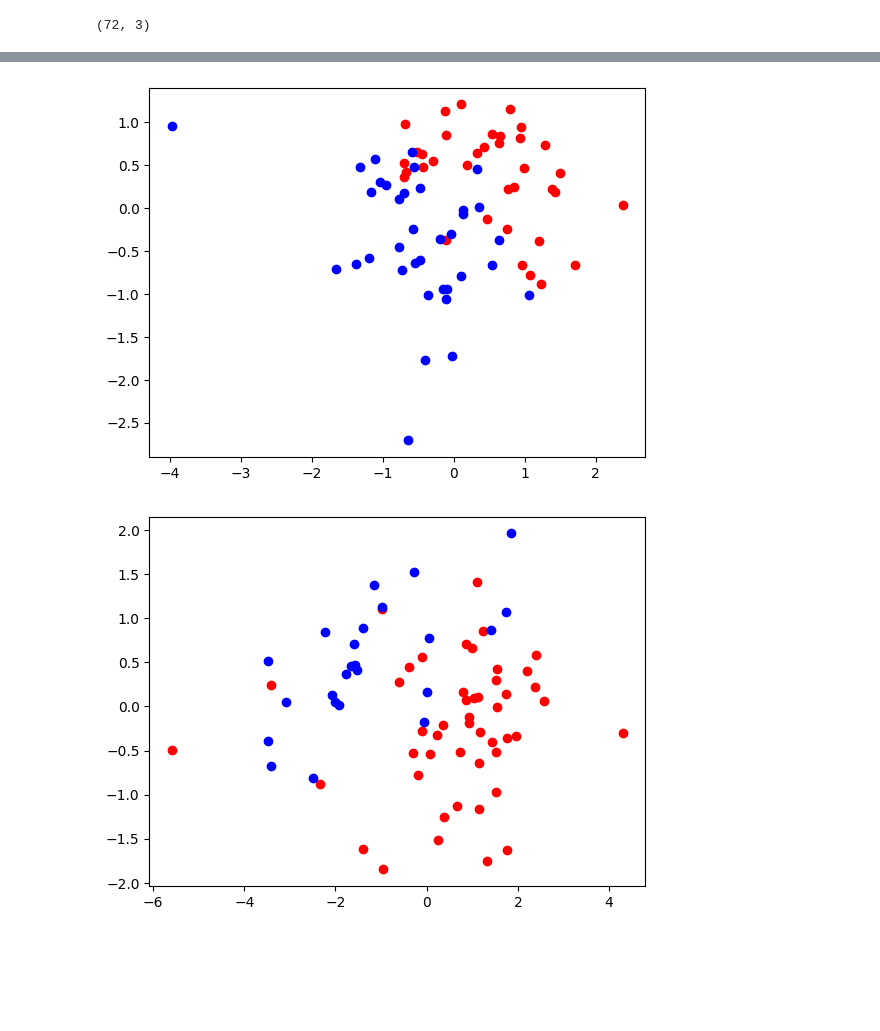
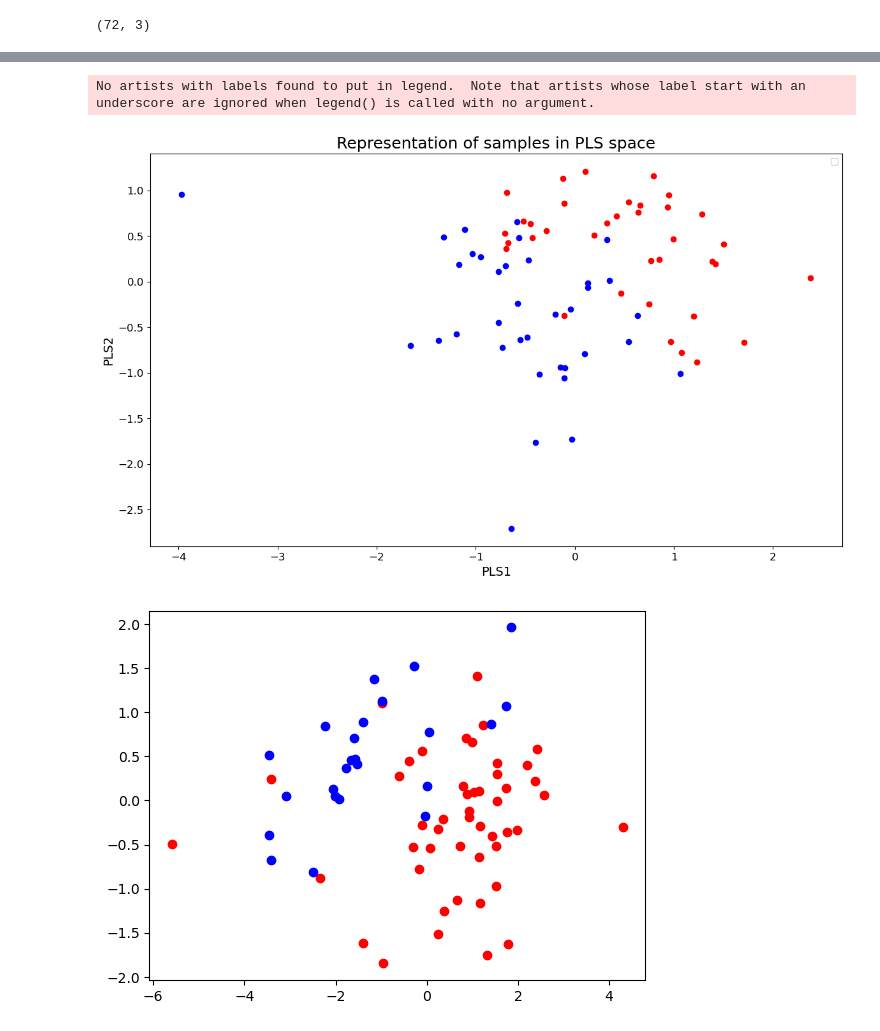
Before and after one commit to Ivan2nn/Lypidomics2, a Jupyter notebook: pca_analysis.ipynb, the cells around one changed output, grey strips where cells are left out. Saved outputs shown, nothing was run; the diff lists cells and outputs as text; code cells hidden in the pictures; blank space fills up the shorter version.

```diff
--- a/pca_analysis.ipynb
+++ b/pca_analysis.ipynb
@@ -231,9 +254,16 @@ print(p_values_pls2.shape)
 # %%
+fig = plt.figure(figsize=(14,8), dpi=100)
 plt.scatter(data_pls2_treatment[0][data_stats['Treatment']==0, 1], data_pls2_treatment[0][data_stats['Treatment']==0, 2],c="red")
 plt.scatter(data_pls2_treatment[0][data_stats['Treatment']==1, 1], data_pls2_treatment[0][data_stats['Treatment']==1, 2],c="blue")
-plt.show()
+plt.legend()
+plt.title('Representation of samples in PLS space', fontdict={'fontsize':18})
+plt.tick_params(axis='both', which='major', labelsize=12)
+plt.xlabel('PLS1', fontdict={'fontsize':14})
+plt.ylabel('PLS2', fontdict={'fontsize':14})
+fig.savefig('results/figure2.png')
 # %% [output]
+No artists with labels found to put in legend.  Note that artists whose label start with an underscore are ignored when legend() is called with no argument.
-[figure, old version]
+[figure, new version]
 # %%
 plt.scatter(data_pls2_date[0][data_stats['Sample Submission Date']==0, 0], data_pls2_date[0][data_stats['Sample Submission Date']==0, 1],c="red")
 plt.scatter(data_pls2_date[0][data_stats['Sample Submission Date']==1, 0], data_pls2_date[0][data_stats['Sample Submission Date']==1, 1],c="blue")
```
Also changed, not shown: parts of 24 cells of this notebook, 6 other files.
